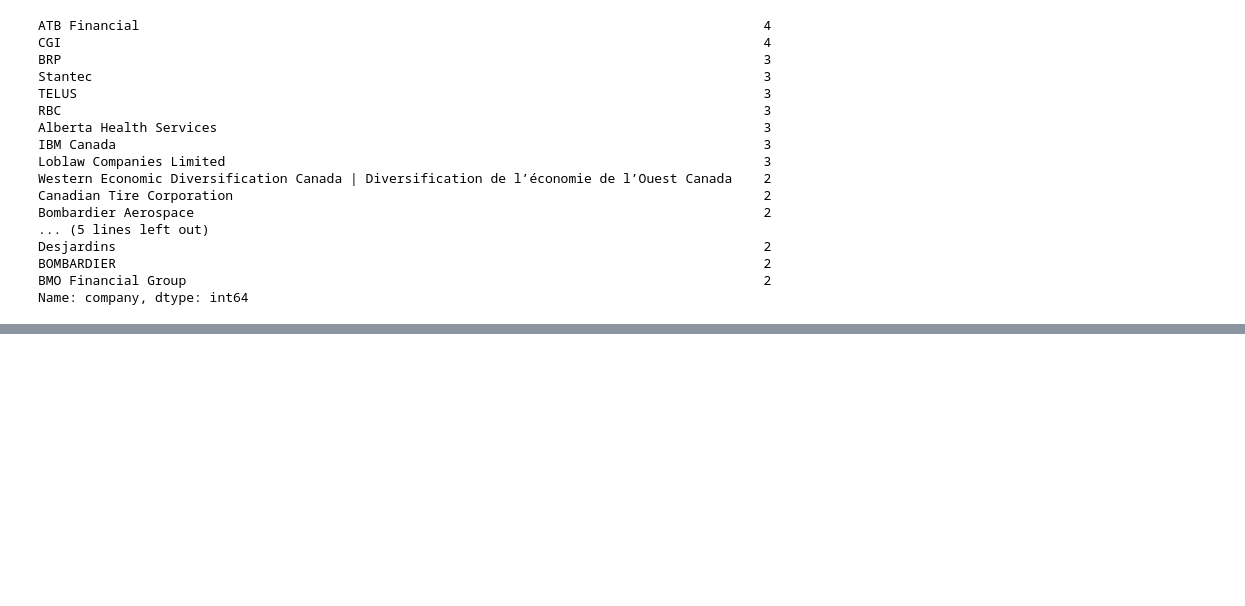
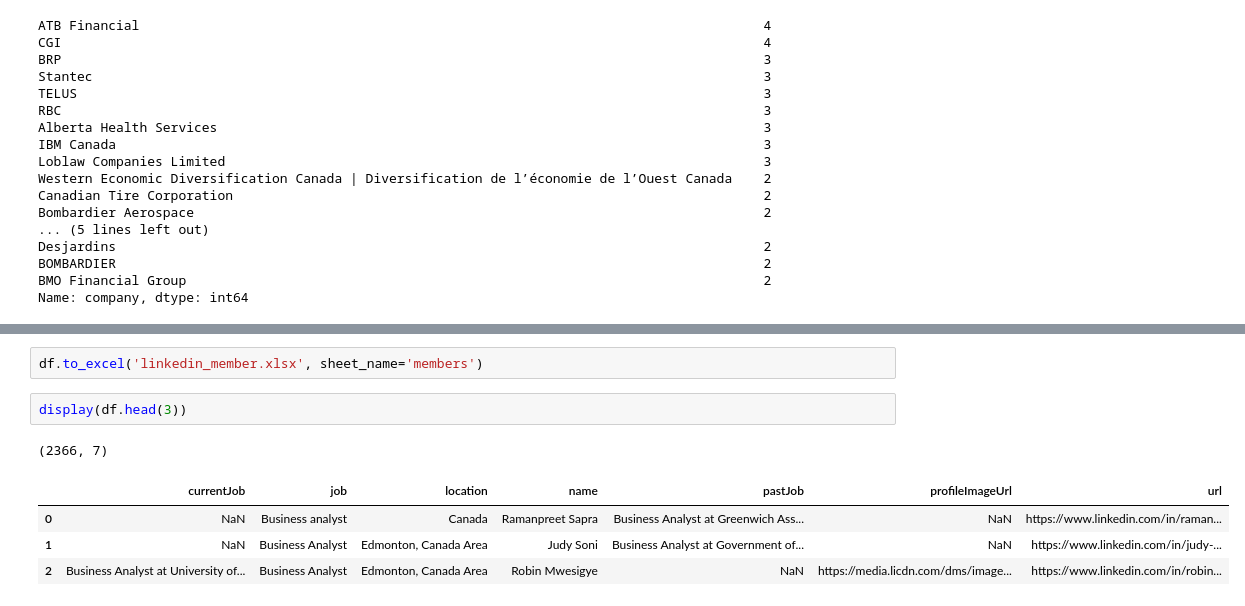
Before and after one commit to cimadure/datascience, a Jupyter notebook: vizualise/analysis.ipynb, the cells around one changed output, grey strips where cells are left out. Saved outputs shown, nothing was run; the diff lists cells and outputs as text; blank space fills up the shorter version.

Commit message:
meetup compare to linked in

```diff
--- a/vizualise/analysis.ipynb
+++ b/vizualise/analysis.ipynb
@@ -213,0 +232,10 @@ Name: company, dtype: int64
+# %%
+df.to_excel('linkedin_member.xlsx', sheet_name='members')
+# %%
+display(df.head(3))
+# %% [output]
+(2366, 7)
+|  | currentJob | job | location | name | pastJob | profileImageUrl | url |
+| 0 | NaN | Business analyst | Canada | Ramanpreet Sapra | Business Analyst at Greenwich Ass... | NaN | https://www.linkedin.com/in/raman... |
+| 1 | NaN | Business Analyst | Edmonton, Canada Area | Judy Soni | Business Analyst at Government of... | NaN | https://www.linkedin.com/in/judy-... |
+| 2 | Business Analyst at University of... | Business Analyst | Edmonton, Canada Area | Robin Mwesigye | NaN | https://media.licdn.com/dms/image... | https://www.linkedin.com/in/robin... |
```
Also changed, not shown: parts of 19 cells of this notebook, 1 other file.
